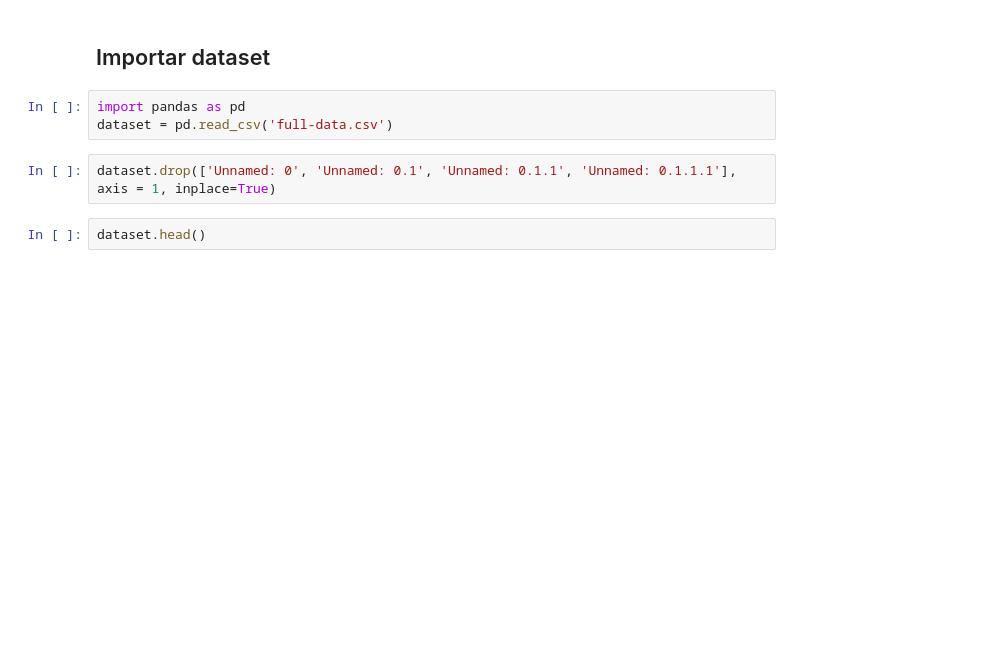
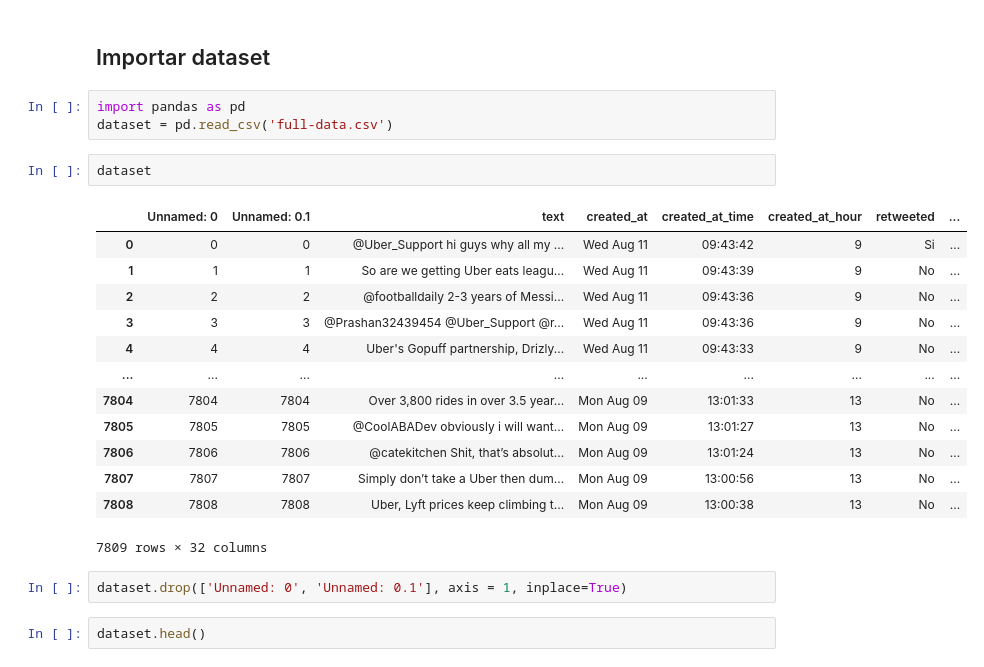
Before and after one commit to marinovik/TFM, a Jupyter notebook: topic_ibmWatson.ipynb, the cells around one changed output. Drawn from its saved outputs; the diff is of its cells as text; blank space fills up the shorter version.

```diff
--- a/topic_ibmWatson.ipynb
+++ b/topic_ibmWatson.ipynb
@@ -30,8 +30,24 @@ natural_language_undestanding.set_service_url(nlu_url)
 # %%
 import pandas as pd
 dataset = pd.read_csv('full-data.csv')
+# %%
+dataset
+# %% [output]
+|  | Unnamed: 0 | Unnamed: 0.1 | text | created_at | created_at_time | created_at_hour | retweeted | ... |
+| 0 | 0 | 0 | @Uber_Support hi guys why all my ... | Wed Aug 11 | 09:43:42 | 9 | Si | ... |
+| 1 | 1 | 1 | So are we getting Uber eats leagu... | Wed Aug 11 | 09:43:39 | 9 | No | ... |
+| 2 | 2 | 2 | @footballdaily 2-3 years of Messi... | Wed Aug 11 | 09:43:36 | 9 | No | ... |
+| 3 | 3 | 3 | @Prashan32439454 @Uber_Support @r... | Wed Aug 11 | 09:43:36 | 9 | No | ... |
+| 4 | 4 | 4 | Uber's Gopuff partnership, Drizly... | Wed Aug 11 | 09:43:33 | 9 | No | ... |
+| ... | ... | ... | ... | ... | ... | ... | ... | ... |
+| 7804 | 7804 | 7804 | Over 3,800 rides in over 3.5 year... | Mon Aug 09 | 13:01:33 | 13 | No | ... |
+| 7805 | 7805 | 7805 | @CoolABADev obviously i will want... | Mon Aug 09 | 13:01:27 | 13 | No | ... |
+| 7806 | 7806 | 7806 | @catekitchen Shit, that’s absolut... | Mon Aug 09 | 13:01:24 | 13 | No | ... |
+| 7807 | 7807 | 7807 | Simply don’t take a Uber then dum... | Mon Aug 09 | 13:00:56 | 13 | No | ... |
+| 7808 | 7808 | 7808 | Uber, Lyft prices keep climbing t... | Mon Aug 09 | 13:00:38 | 13 | No | ... |
+7809 rows × 32 columns
 # %%
-dataset.drop(['Unnamed: 0', 'Unnamed: 0.1', 'Unnamed: 0.1.1', 'Unnamed: 0.1.1.1'], axis = 1, inplace=True)
+dataset.drop(['Unnamed: 0', 'Unnamed: 0.1'], axis = 1, inplace=True)
 # %%
 dataset.head()
 # %% [output]
```
Also changed, not shown: parts of 31 cells of this notebook.
